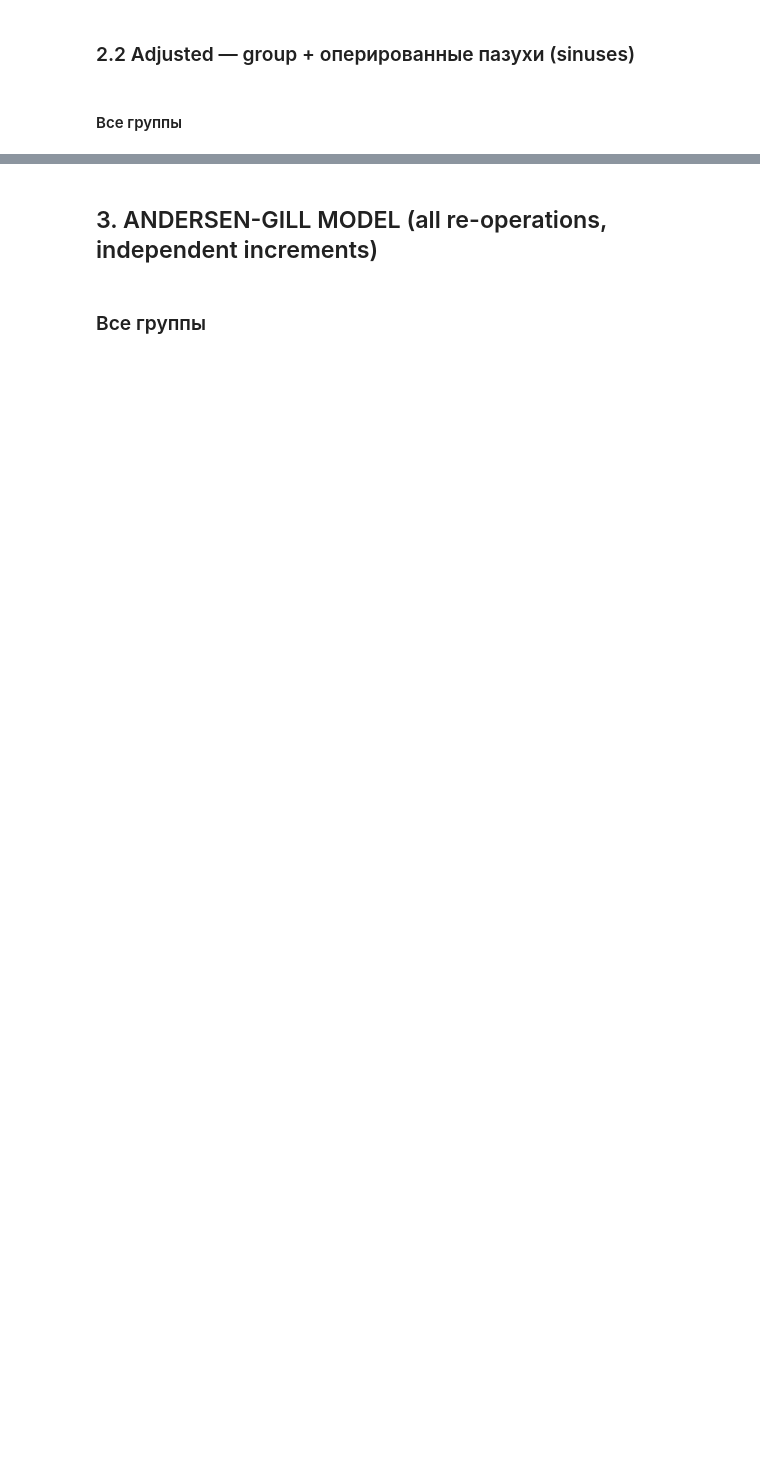
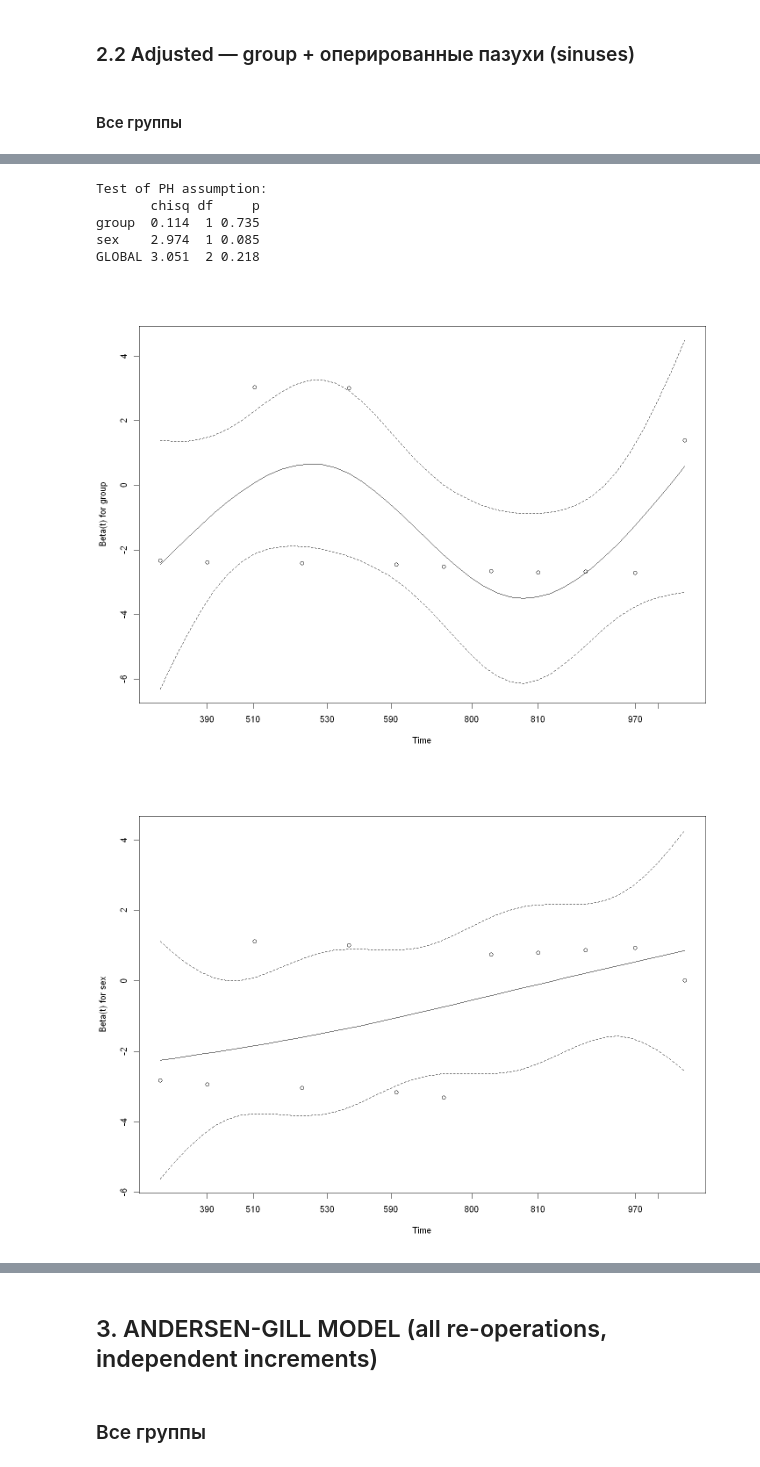
Before and after one commit to maat4maat/lor01, a Jupyter notebook: jupyter/time-event.ipynb, the cells around one changed output, grey strips where cells are left out. Saved outputs shown, nothing was run; the diff lists cells and outputs as text; code cells hidden in the pictures; blank space fills up the shorter version.

```diff
--- a/jupyter/time-event.ipynb
+++ b/jupyter/time-event.ipynb
@@ -614,0 +1029,4 @@ plot(ph_test_adj_og)
+# %%
+cox_fit_adj_og <- coxph(Surv(time_first, event_first) ~ group + sex, data = first_reop_df_og)
+cat("\nCox PH model summary — ОГ combined (group + sex):\n")
+print(summary(cox_fit_adj_og))
@@ -614,0 +1051,15 @@ plot(ph_test_adj_og)
+# %%
+# Plot Schoenfeld residuals for PH test (OG combined)
+cat("\nTest of PH assumption:\n")
+ph_test_adj_og <- cox.zph(cox_fit_adj_og)
+print(ph_test_adj_og)
+# Plot Schoenfeld residuals for PH test (OG combined)
+plot(ph_test_adj_og)
+# %% [output]
+Test of PH assumption:
+       chisq df     p
+group  0.114  1 0.735
+sex    2.974  1 0.085
+GLOBAL 3.051  2 0.218
+[figure, added]
+[figure, added]
```
Also changed, not shown: parts of 252 cells of this notebook.
